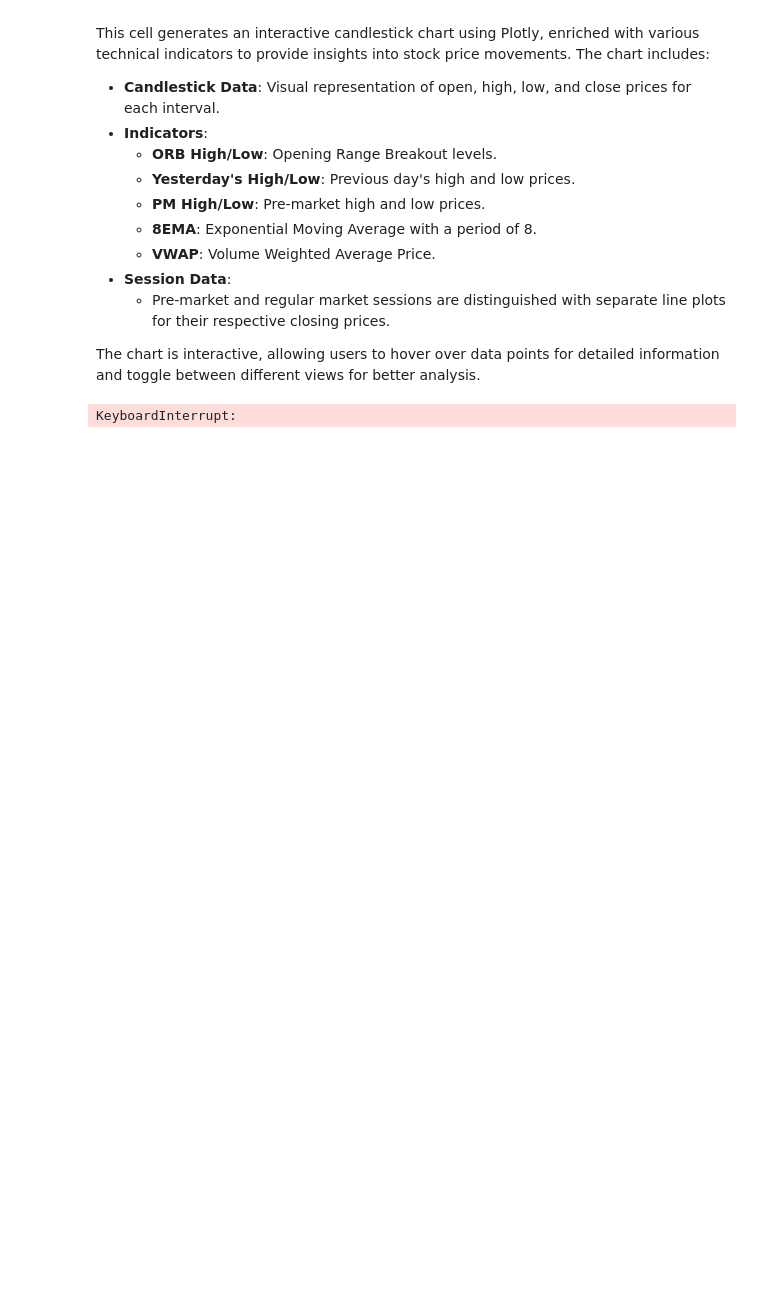
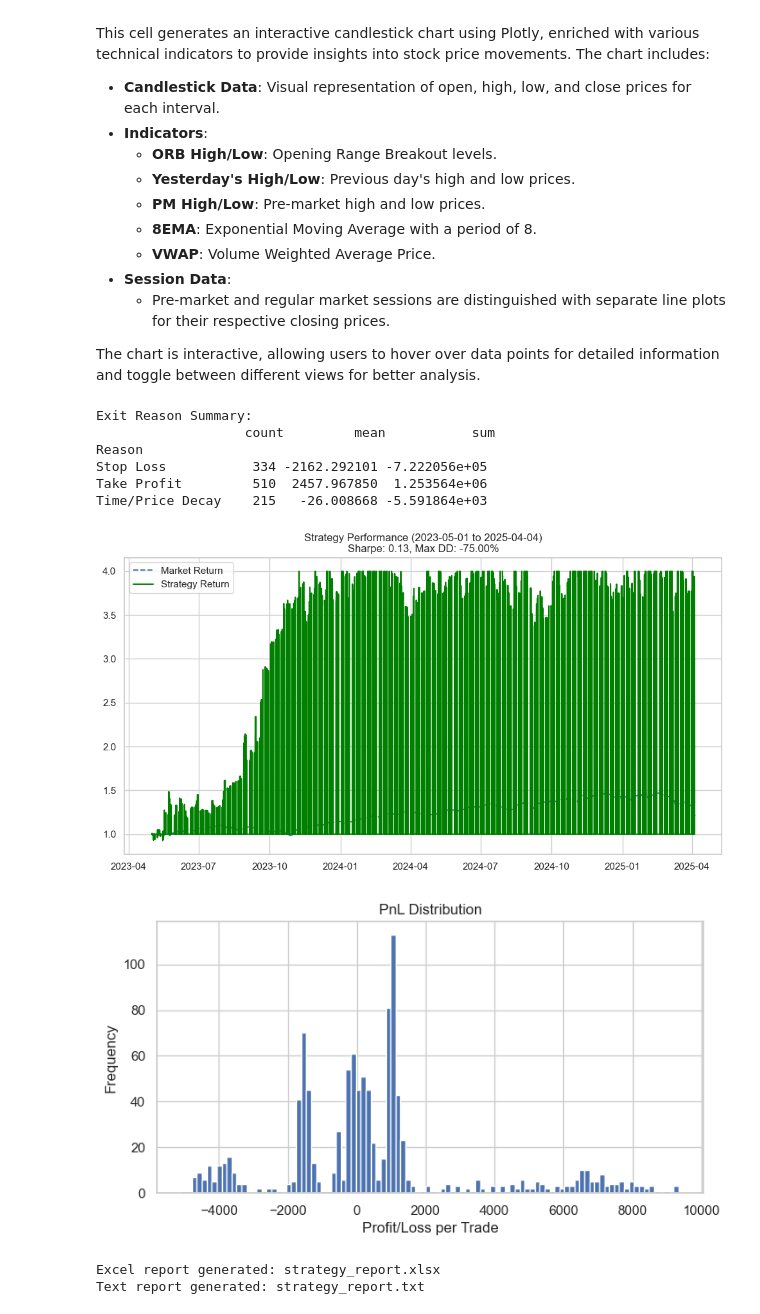
Before and after one commit to branmanc-uf/Financial-Engineering-Project, a Jupyter notebook: Real Options/presentation_dashboard_real.ipynb, the cells around one changed output. Saved outputs shown, nothing was run; the diff lists cells and outputs as text; code cells hidden in the pictures; blank space fills up the shorter version.

Commit message:
added chart reports

```diff
--- a/Real Options/presentation_dashboard_real.ipynb
+++ b/Real Options/presentation_dashboard_real.ipynb
@@ -360,10 +360,19 @@ strategy_params = {
 # %%
 from report_generation import generate_reports
 
 
 df = pd.read_csv('df_2023_2025.csv', parse_dates=['datetime'])
 df['datetime'] = pd.to_datetime(df['datetime'], utc=True).dt.tz_convert('America/New_York')
-filepaths = ['candlestick_plot_with_indicators.html']
+filepaths = ['candlestick_plot_with_indicators.png']
 generate_reports("SPY", df, "strategy_report.xlsx", strategy_params, filepaths)
 # %% [output]
-KeyboardInterrupt:
+Exit Reason Summary:
+                   count         mean           sum
+Reason
+Stop Loss           334 -2162.292101 -7.222056e+05
+Take Profit         510  2457.967850  1.253564e+06
+Time/Price Decay    215   -26.008668 -5.591864e+03
+[figure, added]
+[figure, added]
+Excel report generated: strategy_report.xlsx
+Text report generated: strategy_report.txt
```
Also changed, not shown: 3 other files.
